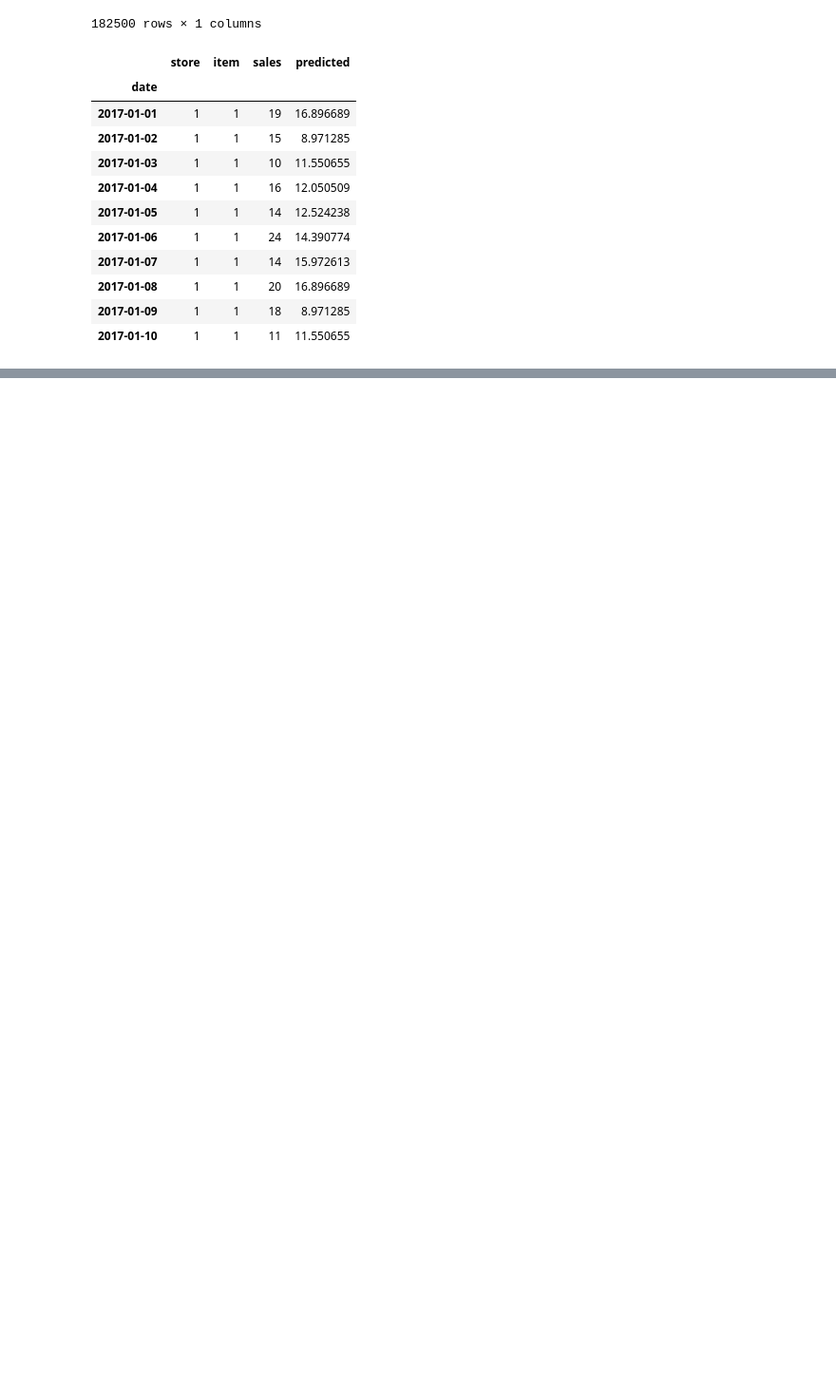
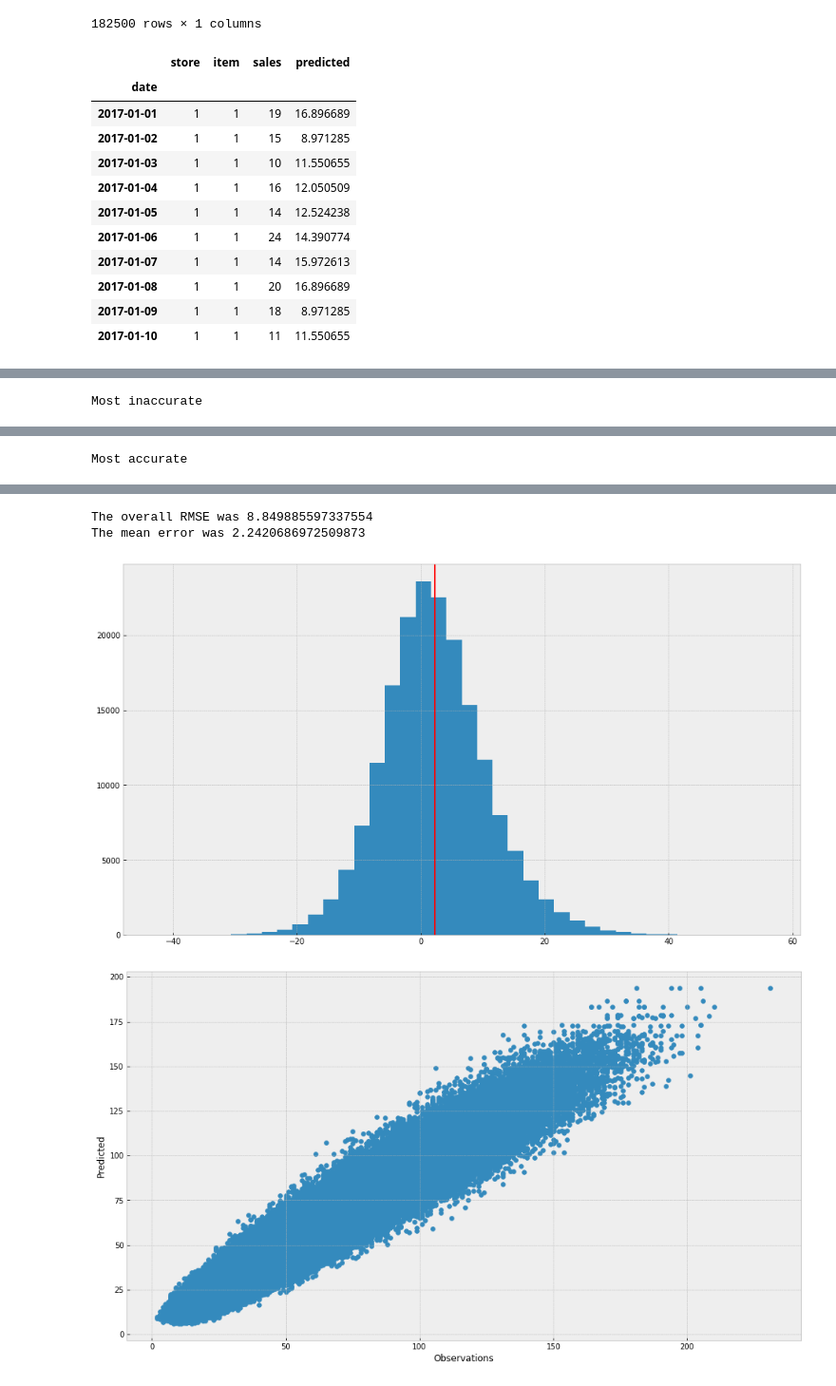
Before and after one commit to alessandro1998-it/TimeSeries, a Jupyter notebook: Store item comptetition forecasting.ipynb, the cells around one changed output, grey strips where cells are left out. Shown at 95% size. Cells and saved outputs as stored; diff of their text form; code cells hidden in the pictures; blank space fills up the shorter version.

```diff
--- a/Store item comptetition forecasting.ipynb
+++ b/Store item comptetition forecasting.ipynb
@@ -287,0 +333,31 @@ def model_report(original_data, model_output, model_name, n_rows_to_display=10):
+# %%
+# Let's now apply the random forest regression algorithm. Luckily some of the steps to perform
+# in order to apply this algorithm, are the same as for linear regression, and we can reuse some
+# functions. We'll be using the same workflow as before, namely, group by, fit, forecast,
+# combine results, and evaluate the model
+
+def perform_rf_forecast_on_series(series):
+
+    series = preprocess_series(series)
+    train_data, test_data = get_training_and_test_data(series)
+    X_train, y_train = split_regressors_and_target_variables(train_data)
+    X_test, y_test = split_regressors_and_target_variables(test_data)
+    model = RandomForestRegressor(n_estimators=100)
+    model = model.fit(X_train, y_train)
+    predictions = model.predict(X_test) # Prediction is a numpy.array
+    predictions = pd.Series(data=predictions,
+                            index=y_test.index,
+                            name='sales') # Convert to a pandas series
+    return predictions
+
+# Since we are going to use this workflow many times, let's just create a function for our workflow
+# So we don't have to type the same stuff over and over
+def predict_all_series(data, function_to_apply):
+    result = (data.groupby(['store', 'item'])['sales']
+                  .apply(function_to_apply)
+                  .to_frame()
+                  .rename(columns={'sales': 'predicted'}))
+    return result
+# %%
+%%time
+rf_forecast = predict_all_series(data, perform_rf_forecast_on_series)
@@ -287,0 +383,6 @@ def model_report(original_data, model_output, model_name, n_rows_to_display=10):
+# %%
+model_report(original_data=data,
+             model_output=rf_forecast,
+             model_name='RandomForest')
+# %% [output]
+Most inaccurate
@@ -287,0 +401 @@ def model_report(original_data, model_output, model_name, n_rows_to_display=10):
+Most accurate
@@ -287,0 +414,4 @@ def model_report(original_data, model_output, model_name, n_rows_to_display=10):
+The overall RMSE was 8.849885597337554
+The mean error was 2.2420686972509873
+[figure, added]
+[figure, added]
```
Also changed, not shown: parts of 26 cells of this notebook.
